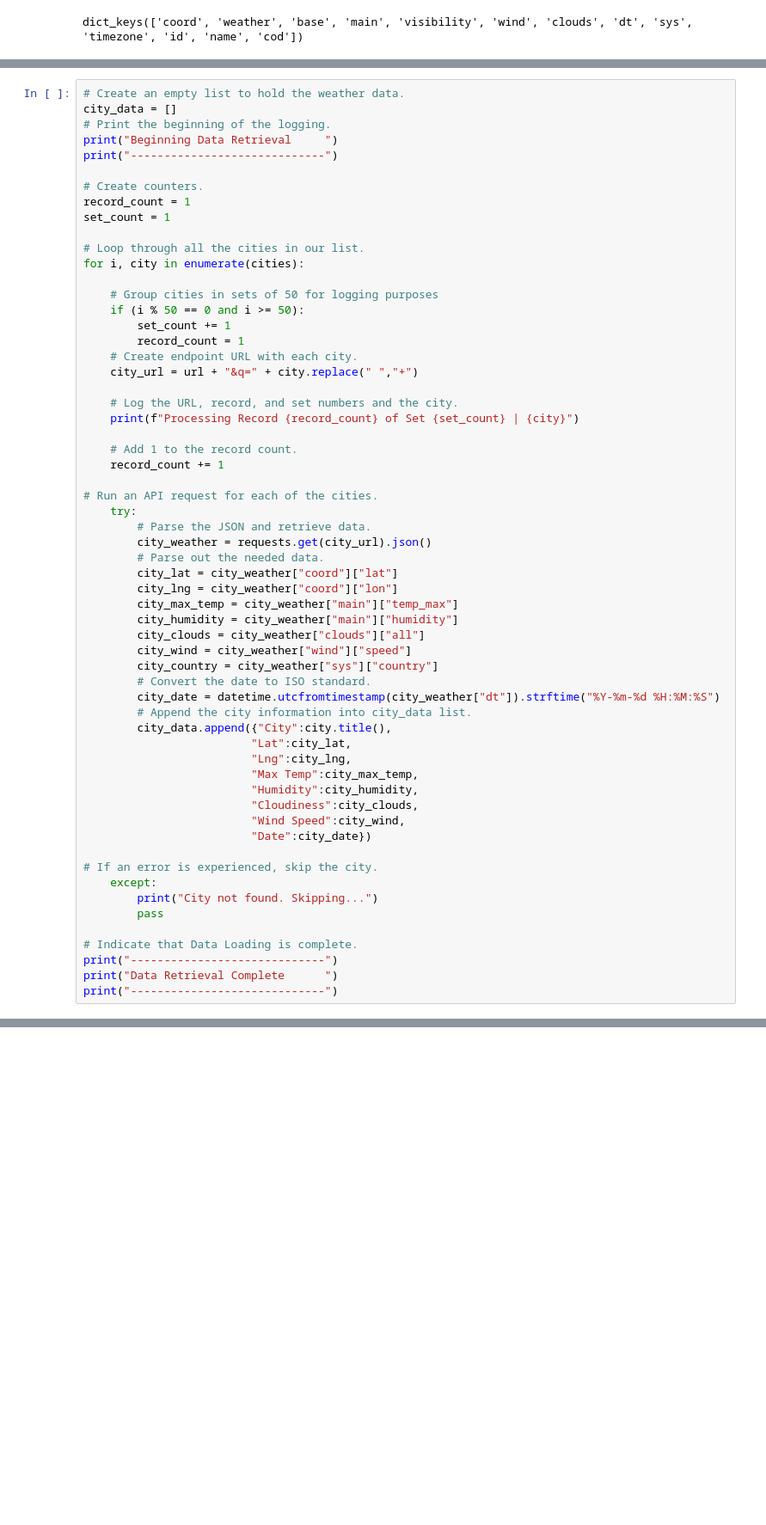
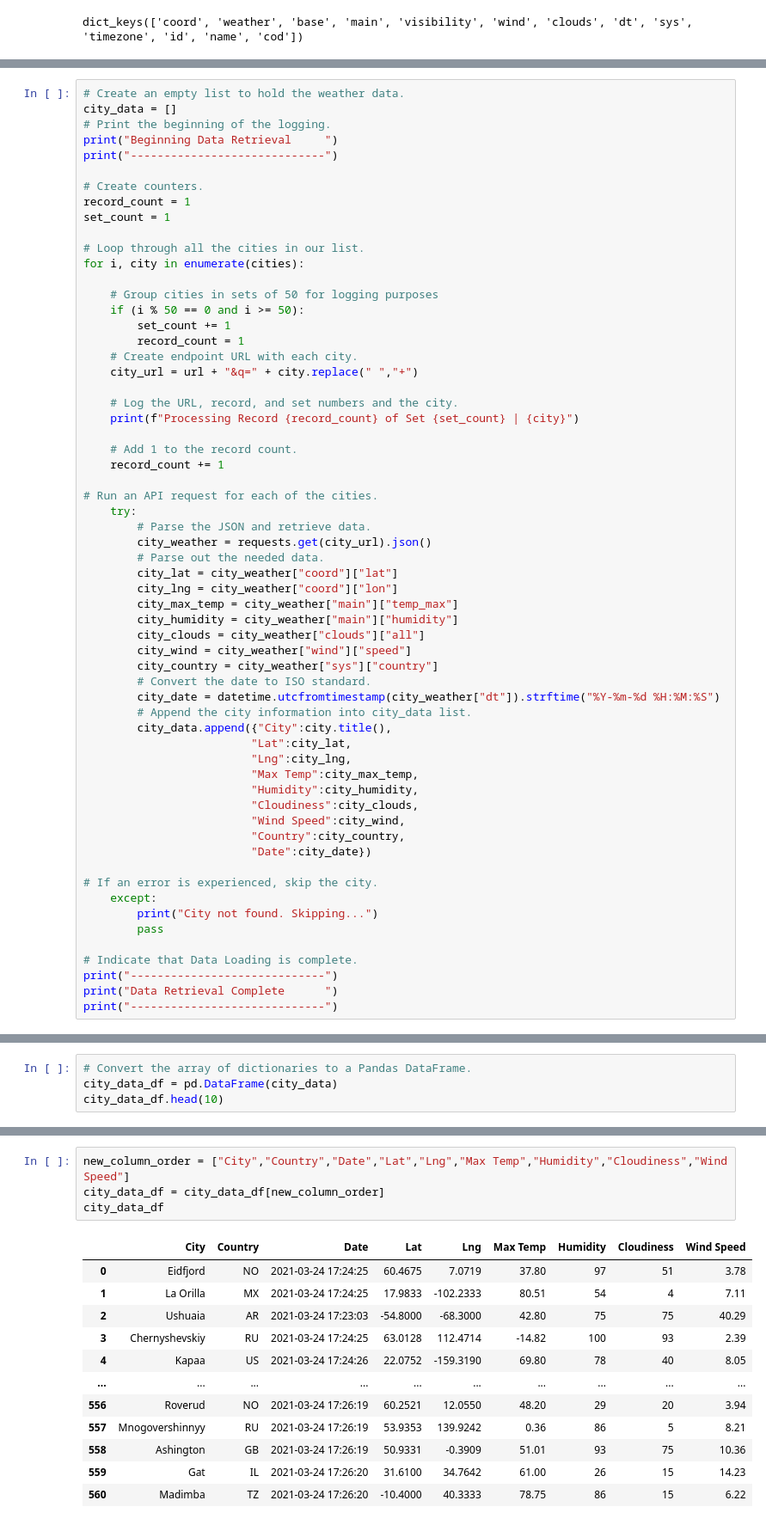
Before and after one commit to WTAN241/World_Weather_Analysis, a Jupyter notebook: WeatherPy.ipynb, the cells around one changed output, grey strips where cells are left out. Shown at 86% size. Saved outputs shown, nothing was run; the diff lists cells and outputs as text; blank space fills up the shorter version.

Commit message:
Incorporated weather data DF and the csv

```diff
--- a/WeatherPy.ipynb
+++ b/WeatherPy.ipynb
@@ -143,6 +143,7 @@ for i, city in enumerate(cities):
                          "Humidity":city_humidity,
                          "Cloudiness":city_clouds,
                          "Wind Speed":city_wind,
+                         "Country":city_country,
                          "Date":city_date})
 
 # If an error is experienced, skip the city.
@@ -178,0 +180,4 @@ len(city_data)
+# %%
+# Convert the array of dictionaries to a Pandas DataFrame.
+city_data_df = pd.DataFrame(city_data)
+city_data_df.head(10)
@@ -178,0 +196,17 @@ len(city_data)
+# %%
+new_column_order = ["City","Country","Date","Lat","Lng","Max Temp","Humidity","Cloudiness","Wind Speed"]
+city_data_df = city_data_df[new_column_order]
+city_data_df
+# %% [output]
+|  | City | Country | Date | Lat | Lng | Max Temp | Humidity | Cloudiness | Wind Speed |
+| 0 | Eidfjord | NO | 2021-03-24 17:24:25 | 60.4675 | 7.0719 | 37.80 | 97 | 51 | 3.78 |
+| 1 | La Orilla | MX | 2021-03-24 17:24:25 | 17.9833 | -102.2333 | 80.51 | 54 | 4 | 7.11 |
+| 2 | Ushuaia | AR | 2021-03-24 17:23:03 | -54.8000 | -68.3000 | 42.80 | 75 | 75 | 40.29 |
+| 3 | Chernyshevskiy | RU | 2021-03-24 17:24:25 | 63.0128 | 112.4714 | -14.82 | 100 | 93 | 2.39 |
+| 4 | Kapaa | US | 2021-03-24 17:24:26 | 22.0752 | -159.3190 | 69.80 | 78 | 40 | 8.05 |
+| ... | ... | ... | ... | ... | ... | ... | ... | ... | ... |
+| 556 | Roverud | NO | 2021-03-24 17:26:19 | 60.2521 | 12.0550 | 48.20 | 29 | 20 | 3.94 |
+| 557 | Mnogovershinnyy | RU | 2021-03-24 17:26:19 | 53.9353 | 139.9242 | 0.36 | 86 | 5 | 8.21 |
+| 558 | Ashington | GB | 2021-03-24 17:26:19 | 50.9331 | -0.3909 | 51.01 | 93 | 75 | 10.36 |
+| 559 | Gat | IL | 2021-03-24 17:26:20 | 31.6100 | 34.7642 | 61.00 | 26 | 15 | 14.23 |
+| 560 | Madimba | TZ | 2021-03-24 17:26:20 | -10.4000 | 40.3333 | 78.75 | 86 | 15 | 6.22 |
```
Also changed, not shown: parts of 9 cells of this notebook, 1 other file.
